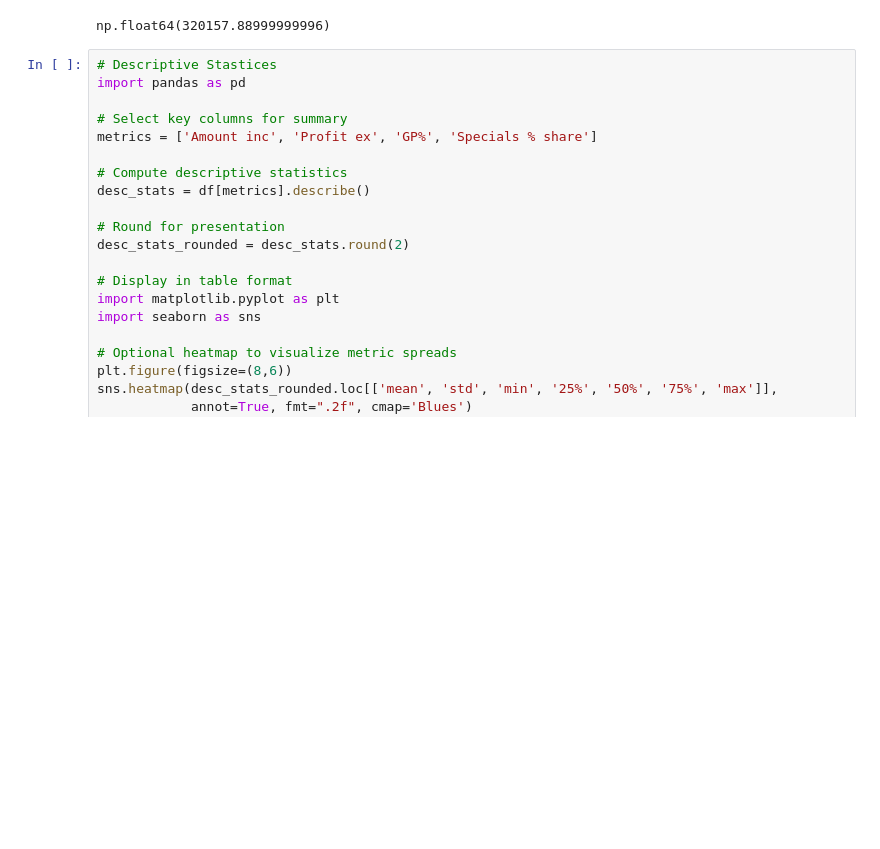
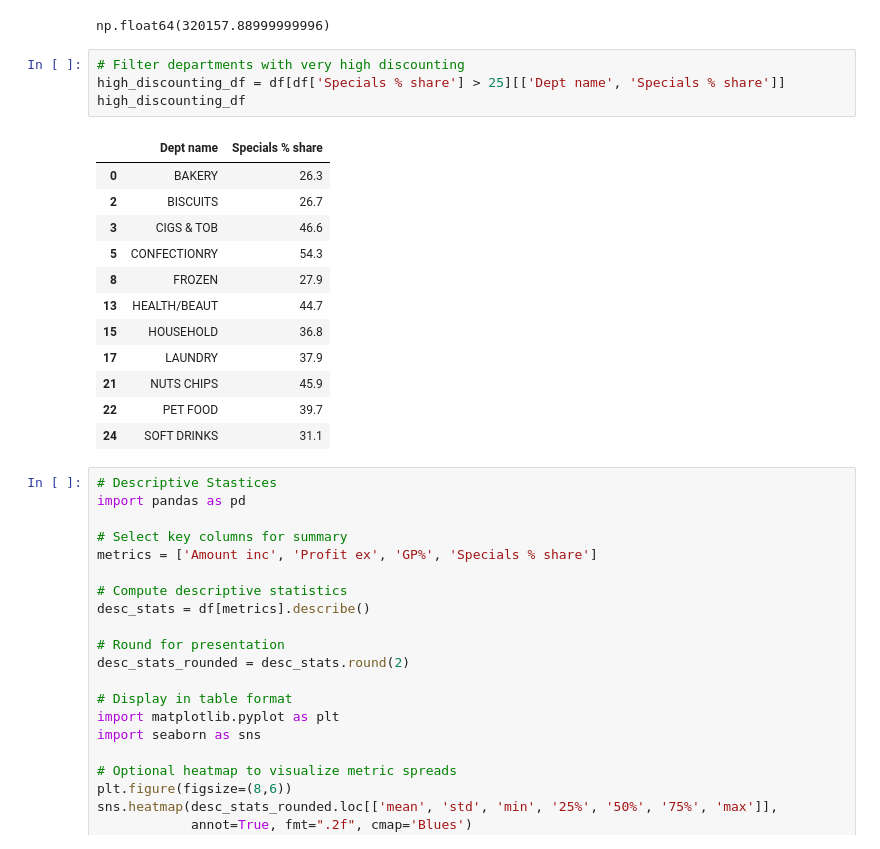
Before and after one commit to Bikash0003/IGA-Data-analysis-, a Jupyter notebook: Applied_bsinessproject.ipynb, the cells around one changed output. Cells and saved outputs as stored; diff of their text form; blank space fills up the shorter version.

```diff
--- a/Applied_bsinessproject.ipynb
+++ b/Applied_bsinessproject.ipynb
@@ -70,6 +99,23 @@ df.head()
 df['Amount inc'].sum()
 # %% [output]
 np.float64(320157.88999999996)
+# %%
+# Filter departments with very high discounting
+high_discounting_df = df[df['Specials % share'] > 25][['Dept name', 'Specials % share']]
+high_discounting_df
+# %% [output]
+|  | Dept name | Specials % share |
+| 0 | BAKERY | 26.3 |
+| 2 | BISCUITS | 26.7 |
+| 3 | CIGS & TOB | 46.6 |
+| 5 | CONFECTIONRY | 54.3 |
+| 8 | FROZEN | 27.9 |
+| 13 | HEALTH/BEAUT | 44.7 |
+| 15 | HOUSEHOLD | 36.8 |
+| 17 | LAUNDRY | 37.9 |
+| 21 | NUTS CHIPS | 45.9 |
+| 22 | PET FOOD | 39.7 |
+| 24 | SOFT DRINKS | 31.1 |
 # %%
 # Descriptive Stastices
 import pandas as pd
```
Also changed, not shown: parts of 10 cells of this notebook.
